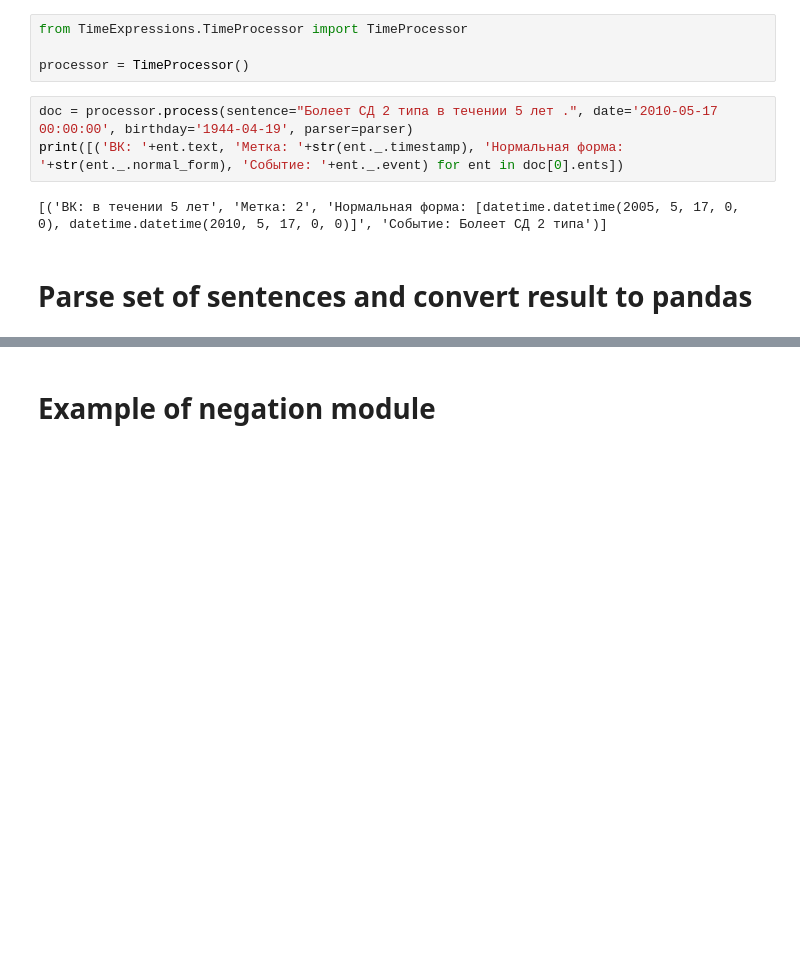
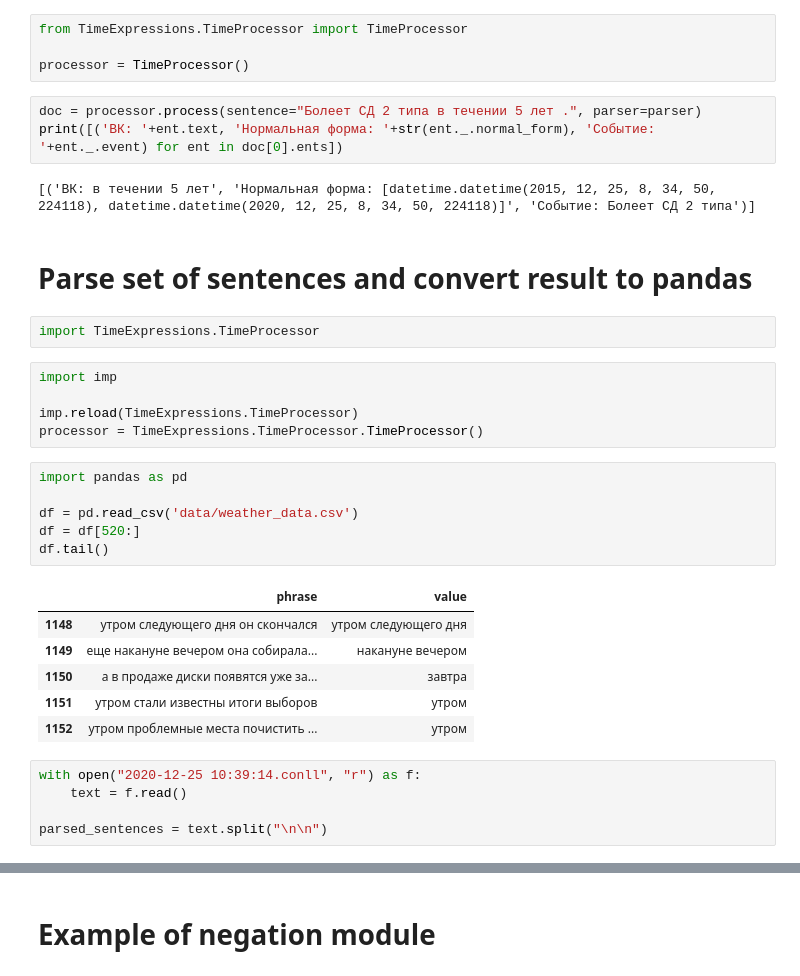
Before and after one commit to nastyafunkner/medical_nlp, a Jupyter notebook: Example.ipynb, the cells around one changed output, grey strips where cells are left out. Drawn from its saved outputs; the diff is of its cells as text; blank space fills up the shorter version.

```diff
--- a/Example.ipynb
+++ b/Example.ipynb
@@ -39,9 +37,34 @@ from TimeExpressions.TimeProcessor import TimeProcessor
 
 processor = TimeProcessor()
 # %%
-doc = processor.process(sentence="Болеет СД 2 типа в течении 5 лет .", date='2010-05-17 00:00:00', birthday='1944-04-19', parser=parser)
-print([('ВК: '+ent.text, 'Метка: '+str(ent._.timestamp), 'Нормальная форма: '+str(ent._.normal_form), 'Событие: '+ent._.event) for ent in doc[0].ents])
+doc = processor.process(sentence="Болеет СД 2 типа в течении 5 лет .", parser=parser)
+print([('ВК: '+ent.text, 'Нормальная форма: '+str(ent._.normal_form), 'Событие: '+ent._.event) for ent in doc[0].ents])
 # %% [output]
-[('ВК: в течении 5 лет', 'Метка: 2', 'Нормальная форма: [datetime.datetime(2005, 5, 17, 0, 0), datetime.datetime(2010, 5, 17, 0, 0)]', 'Событие: Болеет СД 2 типа')]
+[('ВК: в течении 5 лет', 'Нормальная форма: [datetime.datetime(2015, 12, 25, 8, 34, 50, 224118), datetime.datetime(2020, 12, 25, 8, 34, 50, 224118)]', 'Событие: Болеет СД 2 типа')]
 # %% [markdown]
 # Parse set of sentences and convert result to pandas
+# %%
+import TimeExpressions.TimeProcessor
+# %%
+import imp
+
+imp.reload(TimeExpressions.TimeProcessor)
+processor = TimeExpressions.TimeProcessor.TimeProcessor()
+# %%
+import pandas as pd
+
+df = pd.read_csv('data/weather_data.csv')
+df = df[520:]
+df.tail()
+# %% [output]
+|  | phrase | value |
+| 1148 | утром следующего дня он скончался | утром следующего дня |
+| 1149 | еще накануне вечером она собирала... | накануне вечером |
+| 1150 | а в продаже диски появятся уже за... | завтра |
+| 1151 | утром стали известны итоги выборов | утром |
+| 1152 | утром проблемные места почистить ... | утром |
+# %%
+with open("2020-12-25 10:39:14.conll", "r") as f:
+    text = f.read()
+
+parsed_sentences = text.split("\n\n")
```
Also changed, not shown: parts of 9 cells of this notebook, 5 other files.
